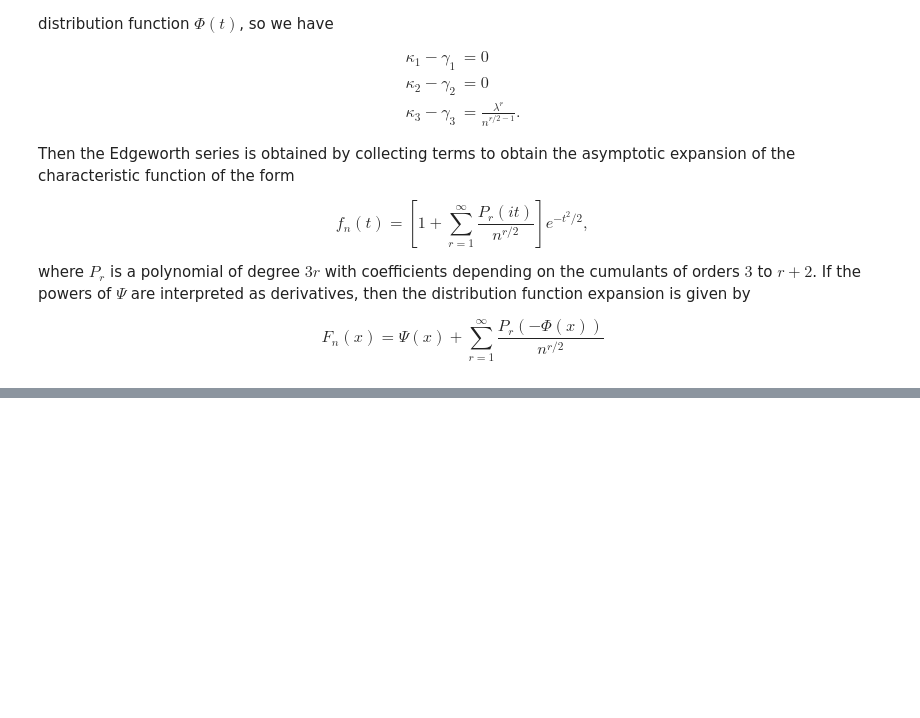
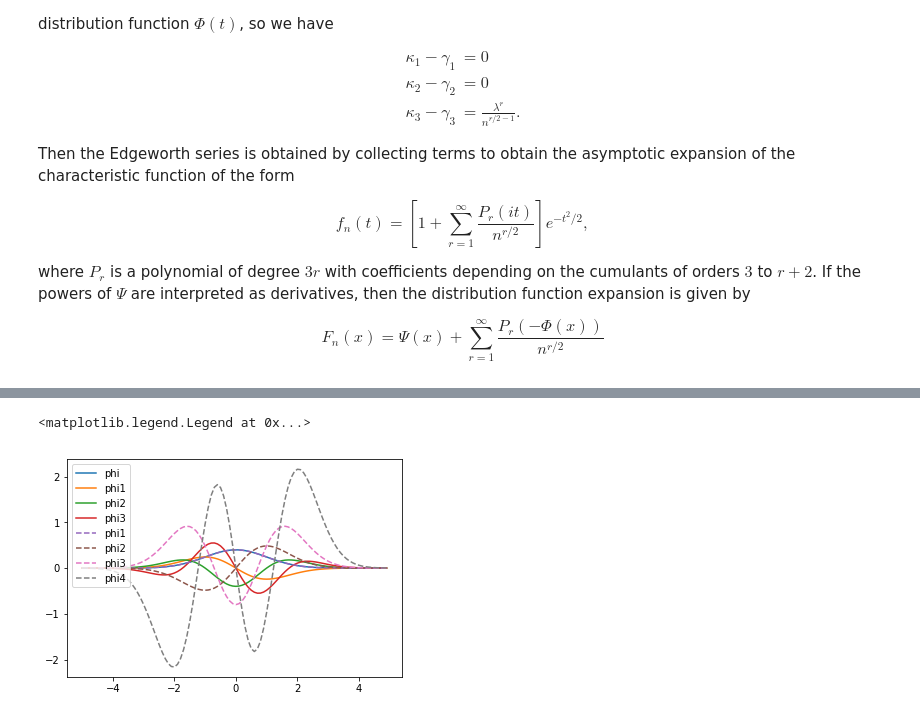
Before and after one commit to msakuta/notebooks, a Jupyter notebook: EdgeworthSeries.ipynb, the cells around one changed output, grey strips where cells are left out. Cells and saved outputs as stored; diff of their text form; code cells hidden in the pictures; blank space fills up the shorter version.

```diff
--- a/EdgeworthSeries.ipynb
+++ b/EdgeworthSeries.ipynb
@@ -88,0 +122,22 @@ $$
+# %%
+# Manual calculation of first few terms
+def phi(x):
+    return np.exp(-x ** 2 / 2) / np.sqrt(2 * np.pi)
+def phi1(x):
+    return -x * np.exp(-x ** 2 / 2) / np.sqrt(2 * np.pi)
+def phi2(x):
+    return -(1 - x ** 2) * np.exp(-x ** 2 / 2) / np.sqrt(2 * np.pi)
+def phi3(x):
+    return -(3 * x - x ** 3) * np.exp(-x ** 2 / 2) / np.sqrt(2 * np.pi)
+
+# Arbitrary mix of Hermite polynomial
+def phi_n(x,c):
+    return numpy.polynomial.hermite.hermval(x, c) * np.exp(-x ** 2 / 2) / np.sqrt(2 * np.pi)
+# %%
+x = np.arange(-5,5,.1)
+plt.plot(x, np.vstack([phi(x), phi1(x), phi2(x), phi3(x)]).T)
+plt.plot(x, np.vstack([phi_n(x,[1]), phi_n(x,[0,1]), phi_n(x,[0,0,1]), phi_n(x,[0,0,0,1])]).T, '--')
+plt.legend(['phi', 'phi1', 'phi2', 'phi3', 'phi1','phi2','phi3','phi4'], loc='upper left')
+# %% [output]
+<matplotlib.legend.Legend at 0x...>
+[figure, added]
```
Also changed, not shown: parts of 4 cells of this notebook.
